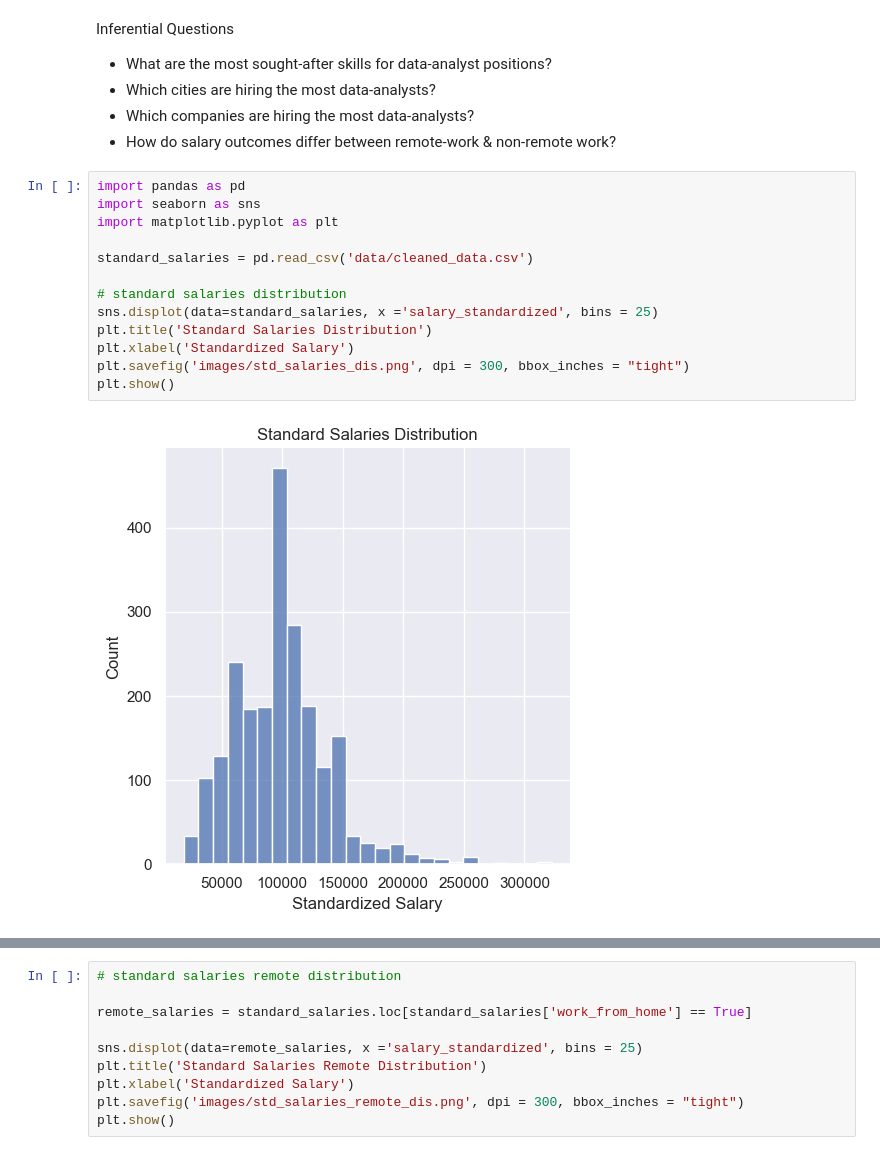
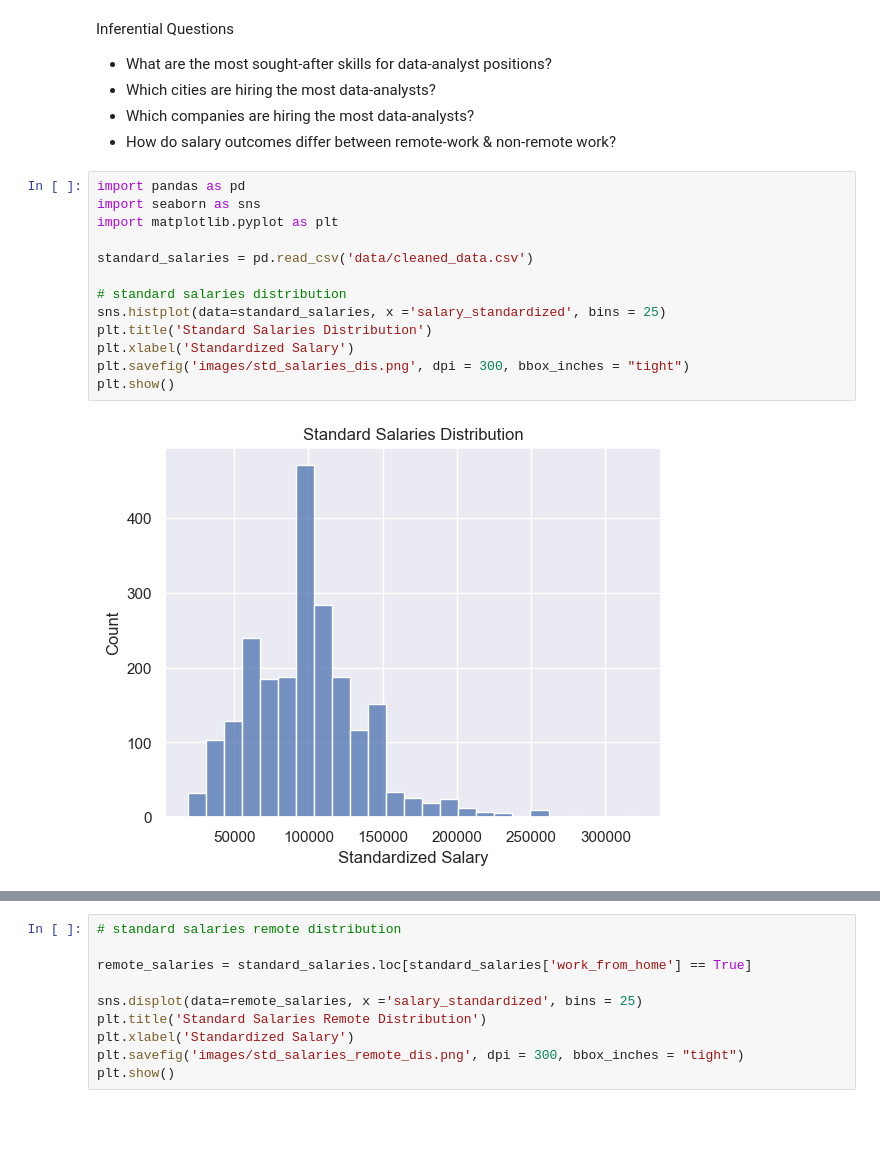
Before and after one commit to tpham16/Data-Analysts-Market-Analysis, a Jupyter notebook: eda.ipynb, the cells around one changed output, grey strips where cells are left out. Cells and saved outputs as stored; diff of their text form; blank space fills up the shorter version.

```diff
--- a/eda.ipynb
+++ b/eda.ipynb
@@ -8,15 +8,15 @@ Inferential Questions
 # %%
 import pandas as pd
 import seaborn as sns
 import matplotlib.pyplot as plt
 
 standard_salaries = pd.read_csv('data/cleaned_data.csv')
 
 # standard salaries distribution
-sns.displot(data=standard_salaries, x ='salary_standardized', bins = 25)
+sns.histplot(data=standard_salaries, x ='salary_standardized', bins = 25)
 plt.title('Standard Salaries Distribution')
 plt.xlabel('Standardized Salary')
 plt.savefig('images/std_salaries_dis.png', dpi = 300, bbox_inches = "tight")
 plt.show()
 # %% [output]
-[figure, old version]
+[figure, new version]
```
Also changed, not shown: parts of 29 cells of this notebook, 21 other files.
